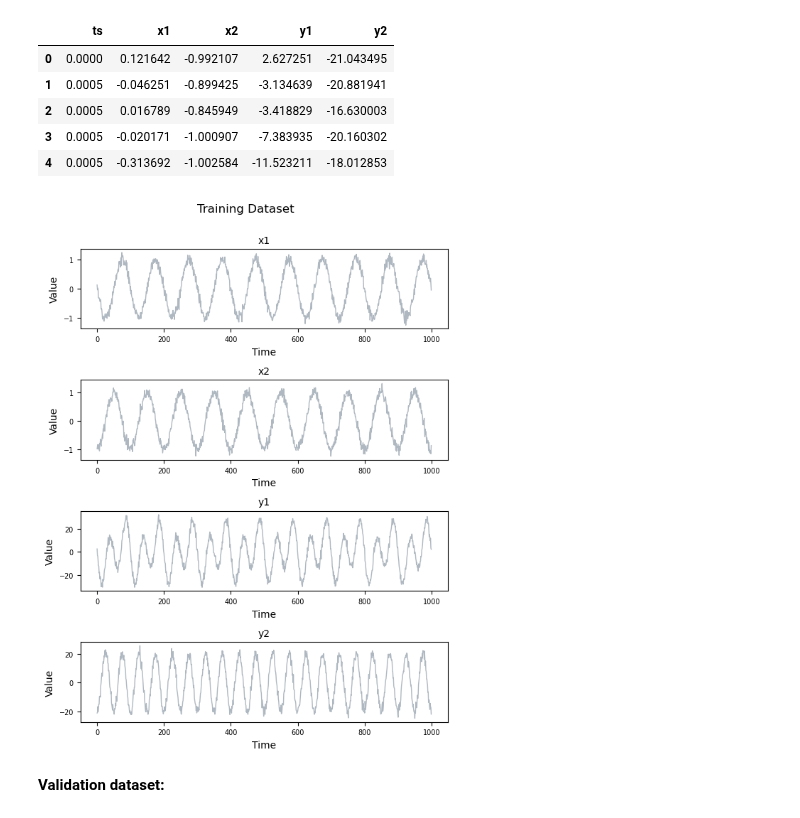
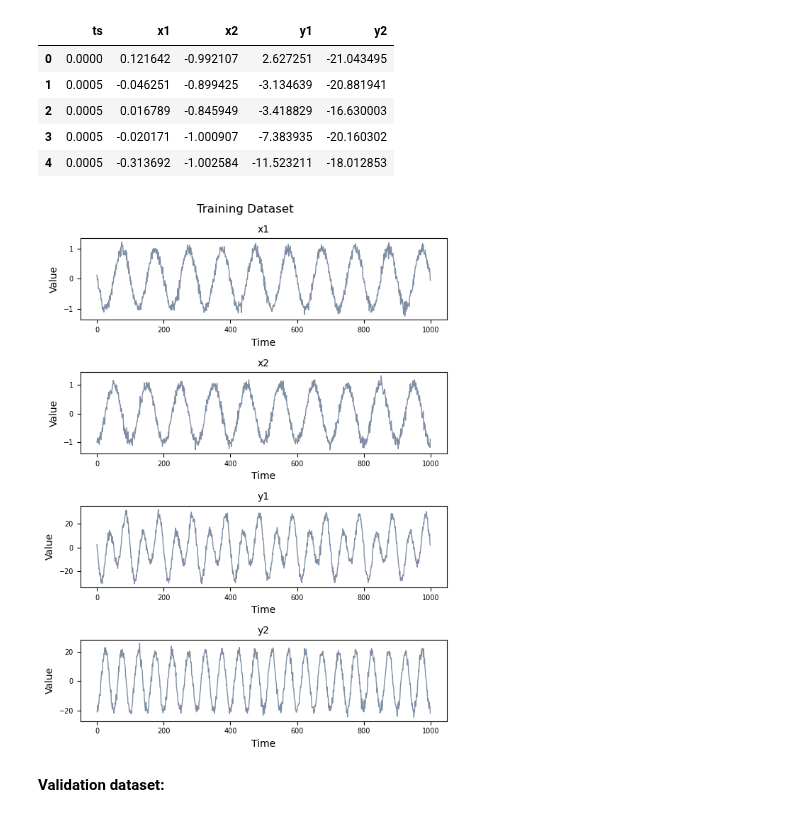
Before and after one commit to fg-research/lnn-sagemaker, a Jupyter notebook: notebook.ipynb, the cells around one changed output. Drawn from its saved outputs; the diff is of its cells as text; code cells hidden in the pictures.

```diff
--- a/notebook.ipynb
+++ b/notebook.ipynb
@@ -154,18 +151,17 @@ training_dataset.head()
 # %%
 fig, axs = plt.subplots(nrows=len([c for c in training_dataset.columns if c != "ts"]), ncols=1, sharex=True, figsize=(6, 8))
 for i, c in enumerate([c for c in training_dataset.columns if c != "ts"]):
-    axs[i].plot(training_dataset[c], color="#AFB8C1", lw=1)
+    axs[i].plot(training_dataset[c], color="#7f8ea3", lw=1)
     axs[i].set_title(c, size=10)
     axs[i].set(xlabel="Time", ylabel="Value")
     axs[i].xaxis.set_tick_params(labelbottom=True)
     axs[i].tick_params(axis="both", which="major", labelsize=7)
     axs[i].tick_params(axis="both", which="minor", labelsize=7)
 fig.suptitle("Training Dataset")
 fig.tight_layout()
-fig.subplots_adjust(top=0.9)
 fig.show()
 # %% [output]
-[figure, old version]
+[figure, new version]
 # %% [markdown]
 **Validation dataset:**
 # %%
```
Also changed, not shown: parts of 30 cells of this notebook, 3 other files.
